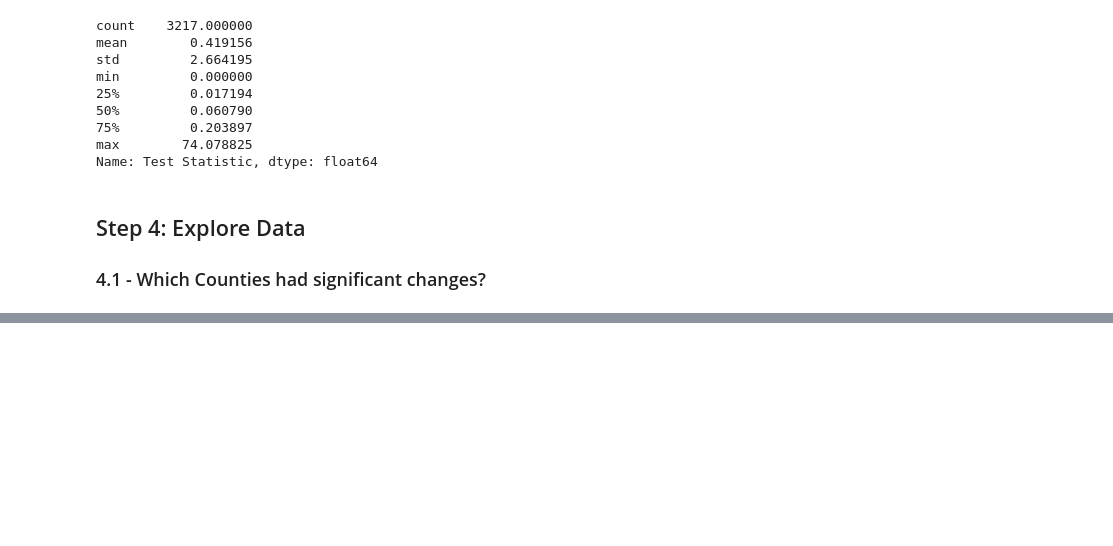
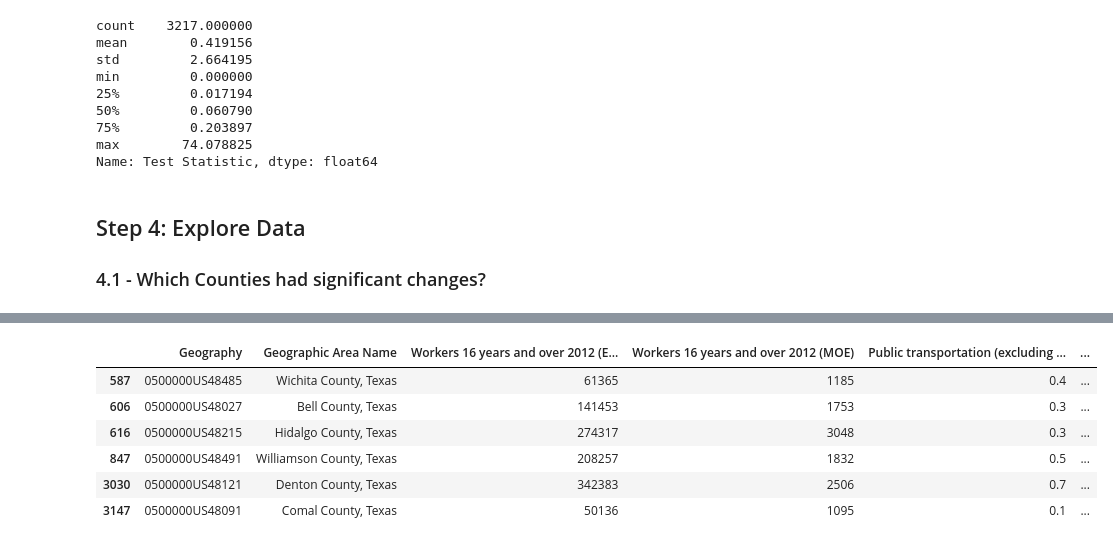
Before and after one commit to npr99/PlanningMethods, a Jupyter notebook: PLAN604_Comparison_of_two_proportions.ipynb, the cells around one changed output, grey strips where cells are left out. Cells and saved outputs as stored; diff of their text form; code cells hidden in the pictures; blank space fills up the shorter version.

```diff
--- a/PLAN604_Comparison_of_two_proportions.ipynb
+++ b/PLAN604_Comparison_of_two_proportions.ipynb
@@ -651,0 +380,12 @@ https://istats.shinyapps.io/ExploreCoverage/
+# %%
+merge_df.loc[(merge_df['Workers 16 years and over 2012 (Estimate)'] > 50000) &
+             (merge_df['Difference between Percents'] > 0) &
+             (merge_df['state_x'] == '48')]
+# %% [output]
+|  | Geography | Geographic Area Name | Workers 16 years and over 2012 (E... | Workers 16 years and over 2012 (MOE) | Public transportation (excluding ... | ... |
+| 587 | 0500000US48485 | Wichita County, Texas | 61365 | 1185 | 0.4 | ... |
+| 606 | 0500000US48027 | Bell County, Texas | 141453 | 1753 | 0.3 | ... |
+| 616 | 0500000US48215 | Hidalgo County, Texas | 274317 | 3048 | 0.3 | ... |
+| 847 | 0500000US48491 | Williamson County, Texas | 208257 | 1832 | 0.5 | ... |
+| 3030 | 0500000US48121 | Denton County, Texas | 342383 | 2506 | 0.7 | ... |
+| 3147 | 0500000US48091 | Comal County, Texas | 50136 | 1095 | 0.1 | ... |
```
Also changed, not shown: parts of 39 cells of this notebook.
